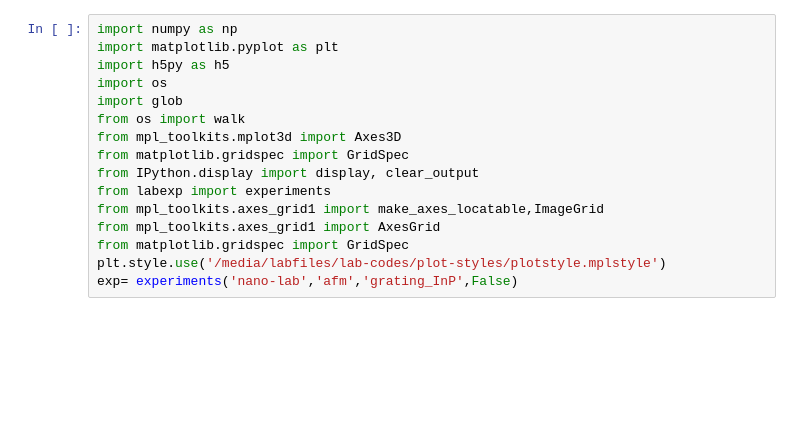
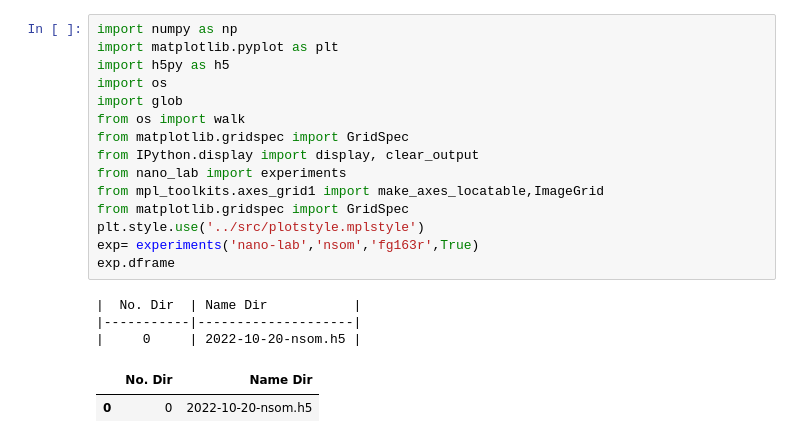
Before and after one commit to NanophotonIICOs/puppy-project, a Jupyter notebook: notebooks/analysis.ipynb, the cells around one changed output. Saved outputs shown, nothing was run; the diff lists cells and outputs as text; blank space fills up the shorter version.

```diff
--- a/notebooks/analysis.ipynb
+++ b/notebooks/analysis.ipynb
@@ -1,16 +1,21 @@
 # %%
 import numpy as np
 import matplotlib.pyplot as plt
 import h5py as h5
 import os
 import glob
 from os import walk
-from mpl_toolkits.mplot3d import Axes3D
 from matplotlib.gridspec import GridSpec
 from IPython.display import display, clear_output
-from labexp import experiments
+from nano_lab import experiments
 from mpl_toolkits.axes_grid1 import make_axes_locatable,ImageGrid
-from mpl_toolkits.axes_grid1 import AxesGrid
 from matplotlib.gridspec import GridSpec
-plt.style.use('/media/labfiles/lab-codes/plot-styles/plotstyle.mplstyle')
-exp= experiments('nano-lab','afm','grating_InP',False)
+plt.style.use('../src/plotstyle.mplstyle')
+exp= experiments('nano-lab','nsom','fg163r',True)
+exp.dframe
+# %% [output]
+|  No. Dir  | Name Dir           |
+|-----------|--------------------|
+|     0     | 2022-10-20-nsom.h5 |
+|  | No. Dir | Name Dir |
+| 0 | 0 | 2022-10-20-nsom.h5 |
```
Also changed, not shown: parts of 6 cells of this notebook, 4 other files.
